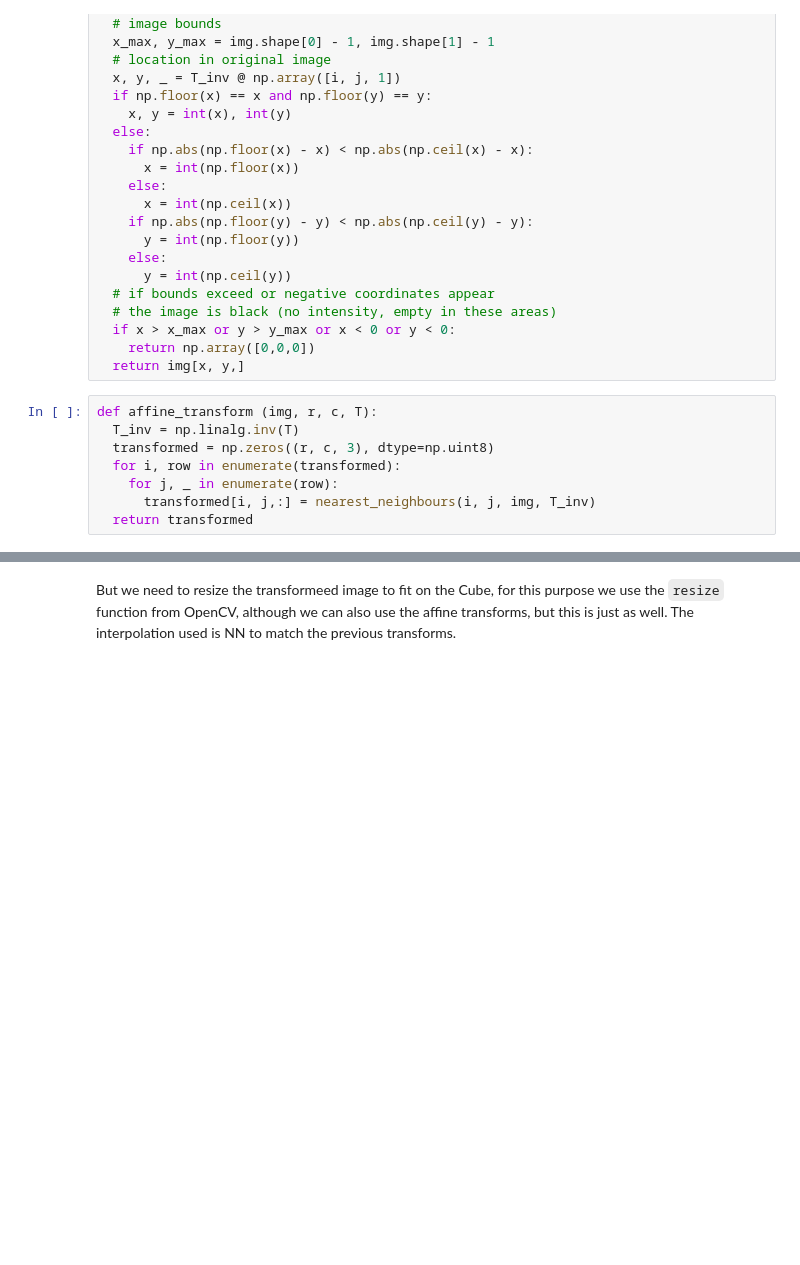
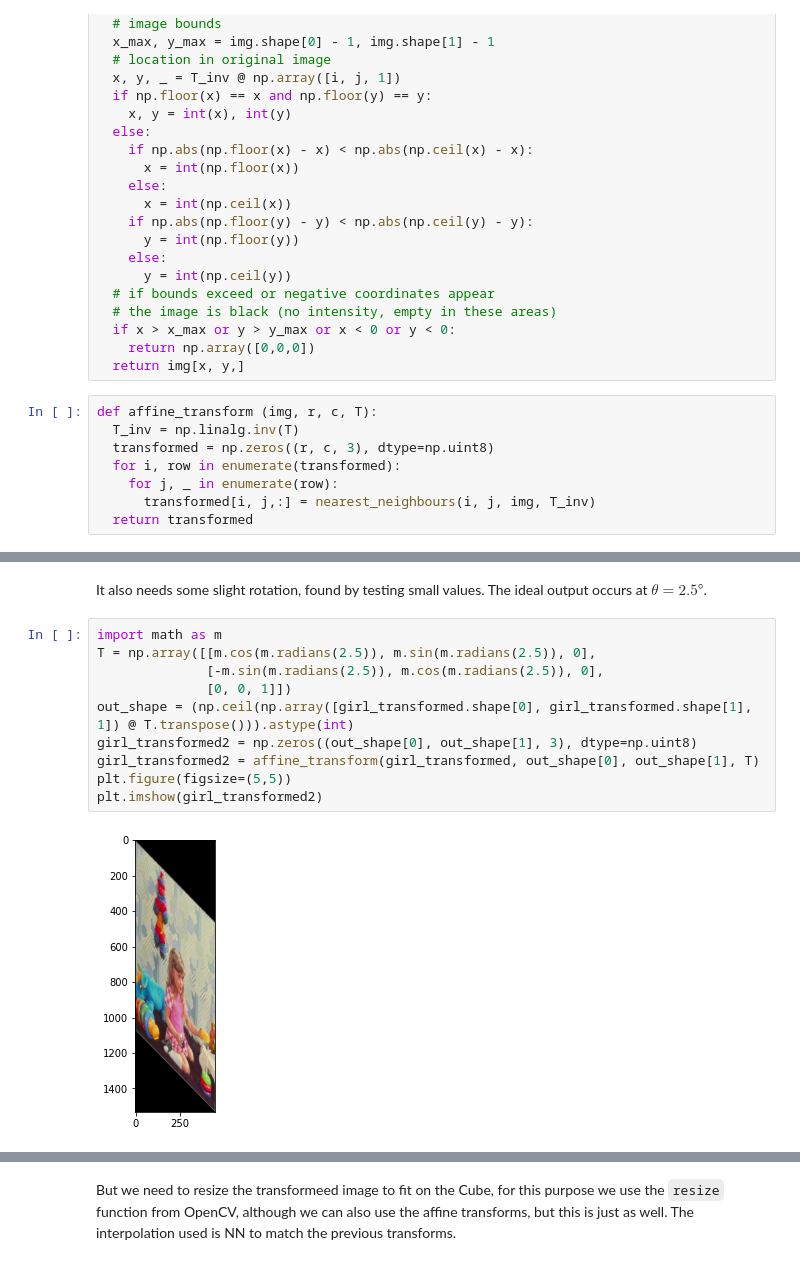
Before and after one commit to Af4rinz/CV-Codelets, a Jupyter notebook: Cube_Transform.ipynb, the cells around one changed output, grey strips where cells are left out. Cells and saved outputs as stored; diff of their text form; blank space fills up the shorter version.

```diff
--- a/Cube_Transform.ipynb
+++ b/Cube_Transform.ipynb
@@ -134,0 +138,14 @@ plt.imshow(girl_transformed)
+# %% [markdown]
+It also needs some slight rotation, found by testing small values. The ideal output occurs at ${θ = 2.5°}$.
+# %%
+import math as m
+T = np.array([[m.cos(m.radians(2.5)), m.sin(m.radians(2.5)), 0],
+              [-m.sin(m.radians(2.5)), m.cos(m.radians(2.5)), 0],
+              [0, 0, 1]])
+out_shape = (np.ceil(np.array([girl_transformed.shape[0], girl_transformed.shape[1], 1]) @ T.transpose())).astype(int)
+girl_transformed2 = np.zeros((out_shape[0], out_shape[1], 3), dtype=np.uint8)
+girl_transformed2 = affine_transform(girl_transformed, out_shape[0], out_shape[1], T)
+plt.figure(figsize=(5,5))
+plt.imshow(girl_transformed2)
+# %% [output]
+[figure, added]
```
Also changed, not shown: parts of 16 cells of this notebook.
